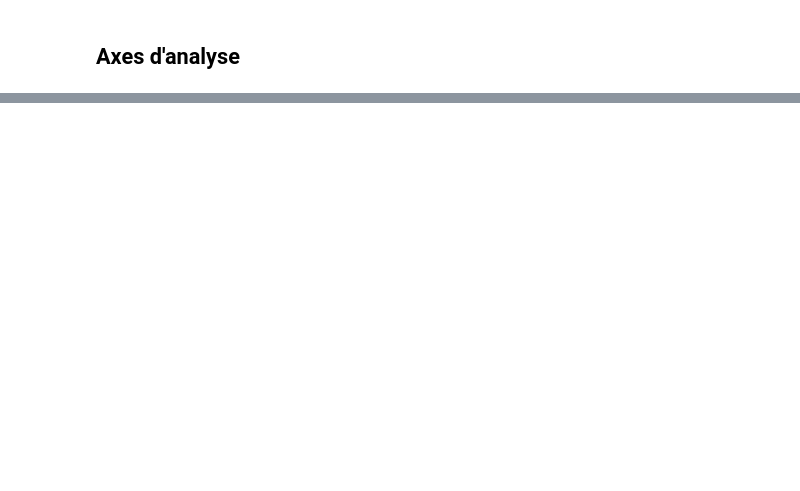
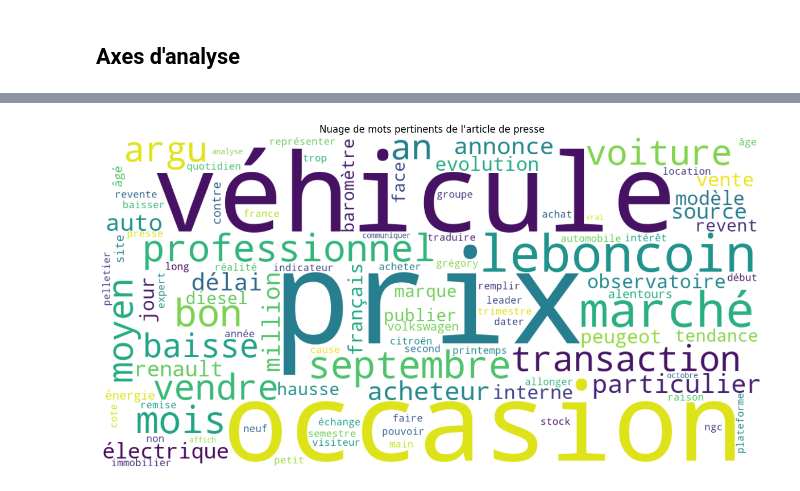
Before and after one commit to waigenius/dataviz_sda, a Jupyter notebook: data_analysing.ipynb, the cells around one changed output, grey strips where cells are left out. Drawn from its saved outputs; the diff is of its cells as text; code cells hidden in the pictures; blank space fills up the shorter version.

```diff
--- a/data_analysing.ipynb
+++ b/data_analysing.ipynb
@@ -428,0 +477,32 @@ df[requete]
+# %%
+if processed_tokens:
+    text_for_wordcloud = " ".join(processed_tokens)
+
+    # Configurer le WordCloud
+    # 'width' et 'height' : Taille de l'image
+    # 'background_color' : Couleur de fond
+    # 'max_words' : Nombre maximal de mots à afficher
+    # 'min_font_size' : Taille minimale des polices
+    # 'collocations=False' : Important pour éviter que WordCloud ne regroupe des mots comme "pomme de" s'ils ne sont pas un concept unique
+    # 'stopwords' : Même si déjà filtrés, on peut les repasser pour être sûr (WordCloud a aussi sa propre liste)
+    #               Pour WordCloud, il faut une liste, pas un set.
+    french_stopwords = spacy.lang.fr.stop_words.STOP_WORDS # Utilise la liste de mots vides de spaCy
+
+    wordcloud = WordCloud(width=1200, height=600,
+                          background_color='white',
+                          max_words=100, # Afficher les 100 mots les plus pertinents
+                          min_font_size=10,
+                          collocations=False,
+                          stopwords=french_stopwords # Appliquer les stopwords ici aussi
+                         ).generate(text_for_wordcloud) # Utiliser la chaîne de tokens prétraités
+
+    # Afficher le nuage de mots
+    plt.figure(figsize=(15, 8))
+    plt.imshow(wordcloud, interpolation='bilinear')
+    plt.axis('off') # Cache les axes
+    plt.title("Nuage de mots pertinents de l'article de presse")
+    plt.show()
+else:
+    print("Impossible de générer le nuage de mots car aucun token pertinent n'a été extrait.")
+# %% [output]
+[figure, added]
```
Also changed, not shown: parts of 35 cells of this notebook, 3 other files.
